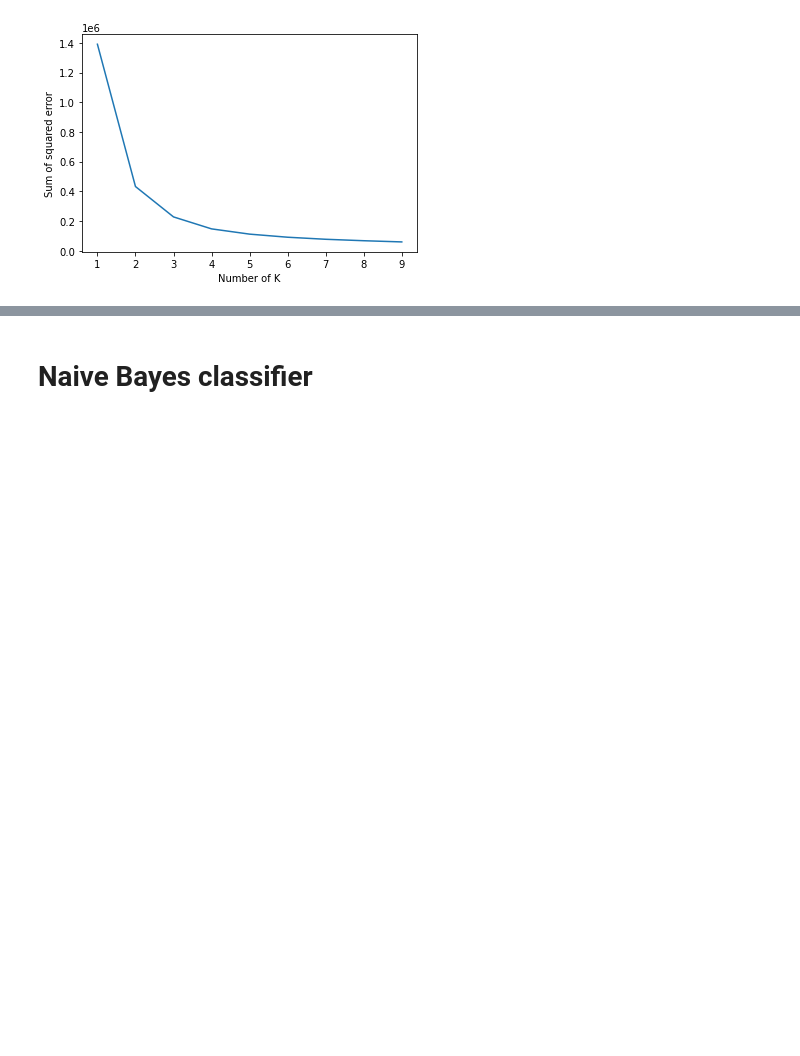
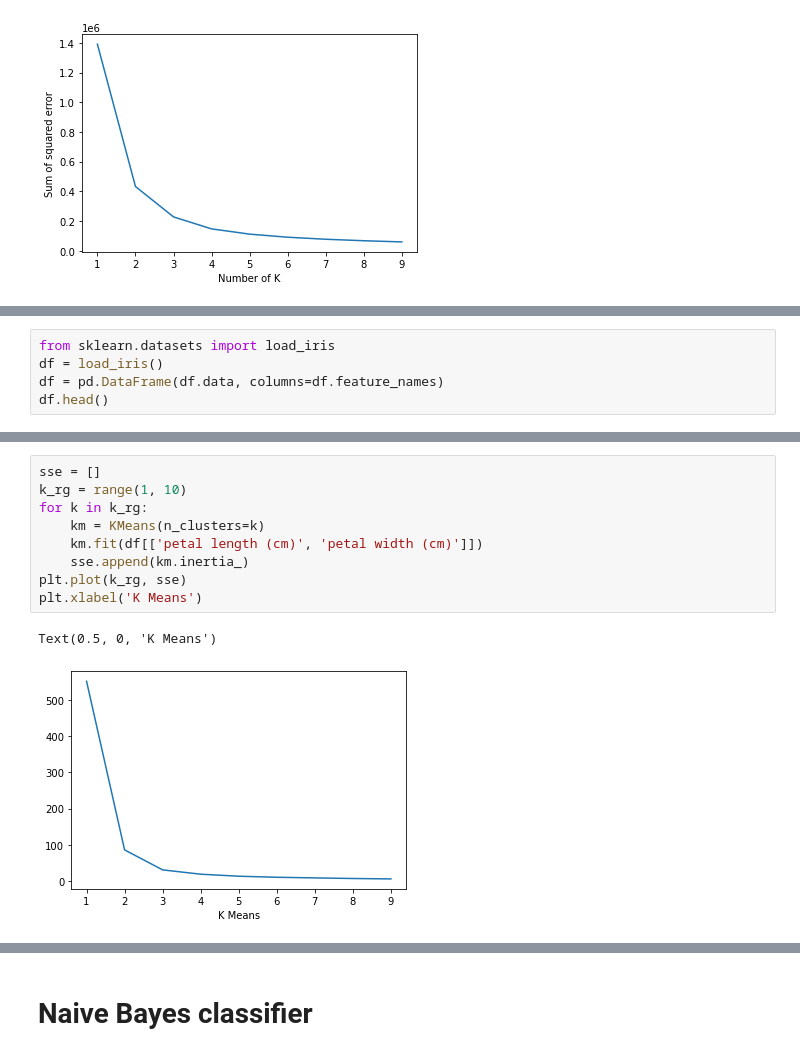
Before and after one commit to JatinderMalhi/machinelearning, a Jupyter notebook: machineLearning.ipynb, the cells around one changed output, grey strips where cells are left out. Cells and saved outputs as stored; diff of their text form; blank space fills up the shorter version.

```diff
--- a/machineLearning.ipynb
+++ b/machineLearning.ipynb
@@ -805,0 +806,5 @@ Text(0, 0.5, 'Carbon Monoxide')
+# %%
+from sklearn.datasets import load_iris
+df = load_iris()
+df = pd.DataFrame(df.data, columns=df.feature_names)
+df.head()
@@ -805,0 +818,12 @@ Text(0, 0.5, 'Carbon Monoxide')
+# %%
+sse = []
+k_rg = range(1, 10)
+for k in k_rg:
+    km = KMeans(n_clusters=k)
+    km.fit(df[['petal length (cm)', 'petal width (cm)']])
+    sse.append(km.inertia_)
+plt.plot(k_rg, sse)
+plt.xlabel('K Means')
+# %% [output]
+Text(0.5, 0, 'K Means')
+[figure, added]
```
Also changed, not shown: parts of 13 cells of this notebook.
